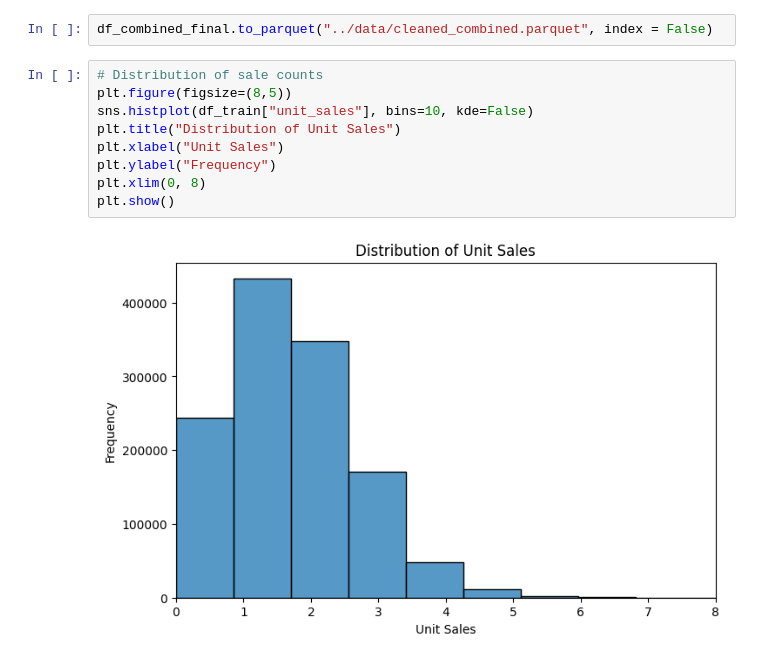
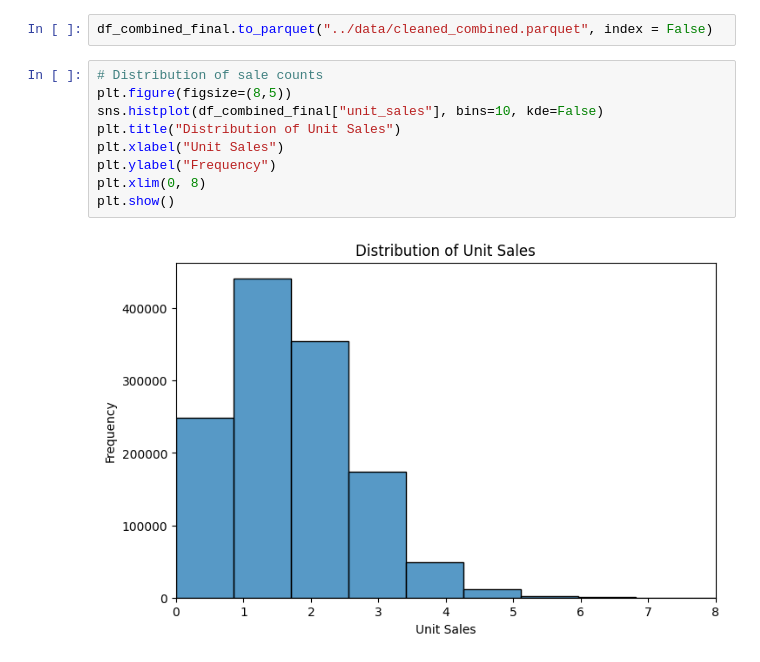
Before and after one commit to apa0/grocery-sales-forecasting, a Jupyter notebook: scripts/eda_visuals.ipynb, the cells around one changed output. Saved outputs shown, nothing was run; the diff lists cells and outputs as text.

Commit message:
Changed the plotting code to use the new combined dataframe.

```diff
--- a/scripts/eda_visuals.ipynb
+++ b/scripts/eda_visuals.ipynb
@@ -320,14 +320,14 @@ df_combined_final.to_parquet("../data/cleaned_combined.parquet", index = False)
 # %%
 # Distribution of sale counts
 plt.figure(figsize=(8,5))
-sns.histplot(df_train["unit_sales"], bins=10, kde=False)
+sns.histplot(df_combined_final["unit_sales"], bins=10, kde=False)
 plt.title("Distribution of Unit Sales")
 plt.xlabel("Unit Sales")
 plt.ylabel("Frequency")
 plt.xlim(0, 8)
 plt.show()
 # %% [output]
-[figure, old version]
+[figure, new version]
 # %%
 # Time plots of daily sales
 
```
Also changed, not shown: parts of 1 cell of this notebook.
